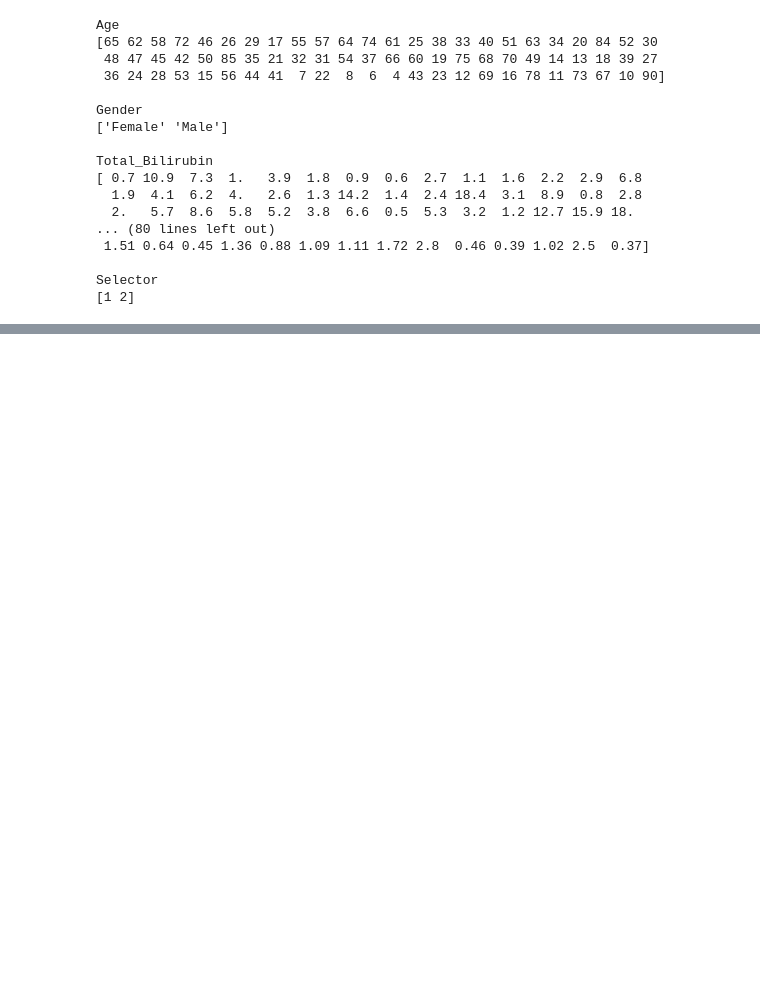
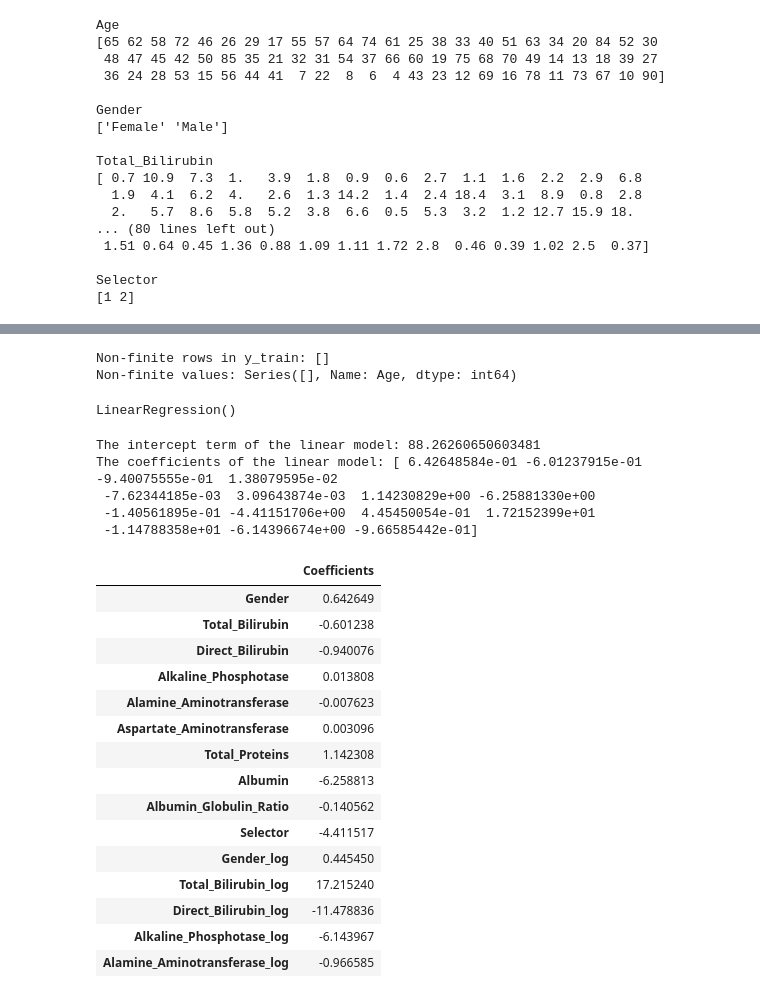
Before and after one commit to np-helios/NishthaPandey_23fe10cse00774, a Jupyter notebook: ILPD_(Indian_Liver_Patient_Dataset).ipynb, the cells around one changed output, grey strips where cells are left out. Drawn from its saved outputs; the diff is of its cells as text; code cells hidden in the pictures; blank space fills up the shorter version.

```diff
--- a/ILPD_(Indian_Liver_Patient_Dataset).ipynb
+++ b/ILPD_(Indian_Liver_Patient_Dataset).ipynb
@@ -284,0 +402,7 @@ plt.show()
+# %%
+non_finite_mask = ~np.isfinite(y_train)
+print("Non-finite rows in y_train:", np.where(non_finite_mask)[0])
+print("Non-finite values:", y_train[non_finite_mask])
+# %% [output]
+Non-finite rows in y_train: []
+Non-finite values: Series([], Name: Age, dtype: int64)
@@ -284,0 +414,41 @@ plt.show()
+# %%
+finite_mask = np.isfinite(y_train)
+y_mean = np.mean(y_train[finite_mask])
+X_mean = np.mean(X_train[finite_mask])
+y_train_fixed = np.where(np.isfinite(y_train), y_train, y_mean)
+X_train_fixed = np.where(np.isfinite(X_train), X_train, X_mean)
+# Now fit
+model = LinearRegression()
+model.fit(X_train_fixed, y_train_fixed)
+# %% [output]
+LinearRegression()
+# %%
+print("The intercept term of the linear model:", model.intercept_)
+print("The coefficients of the linear model:", model.coef_)
+# %% [output]
+The intercept term of the linear model: 88.26260650603481
+The coefficients of the linear model: [ 6.42648584e-01 -6.01237915e-01 -9.40075555e-01  1.38079595e-02
+ -7.62344185e-03  3.09643874e-03  1.14230829e+00 -6.25881330e+00
+ -1.40561895e-01 -4.41151706e+00  4.45450054e-01  1.72152399e+01
+ -1.14788358e+01 -6.14396674e+00 -9.66585442e-01]
+# %%
+cdf = pd.DataFrame(data=model.coef_, index=X_train.columns, columns=["Coefficients"])
+#cdf=pd.concat([idf,cdf], axis=0)
+cdf
+# %% [output]
+|  | Coefficients |
+| Gender | 0.642649 |
+| Total_Bilirubin | -0.601238 |
+| Direct_Bilirubin | -0.940076 |
+| Alkaline_Phosphotase | 0.013808 |
+| Alamine_Aminotransferase | -0.007623 |
+| Aspartate_Aminotransferase | 0.003096 |
+| Total_Proteins | 1.142308 |
+| Albumin | -6.258813 |
+| Albumin_Globulin_Ratio | -0.140562 |
+| Selector | -4.411517 |
+| Gender_log | 0.445450 |
+| Total_Bilirubin_log | 17.215240 |
+| Direct_Bilirubin_log | -11.478836 |
+| Alkaline_Phosphotase_log | -6.143967 |
+| Alamine_Aminotransferase_log | -0.966585 |
```
Also changed, not shown: parts of 24 cells of this notebook.
